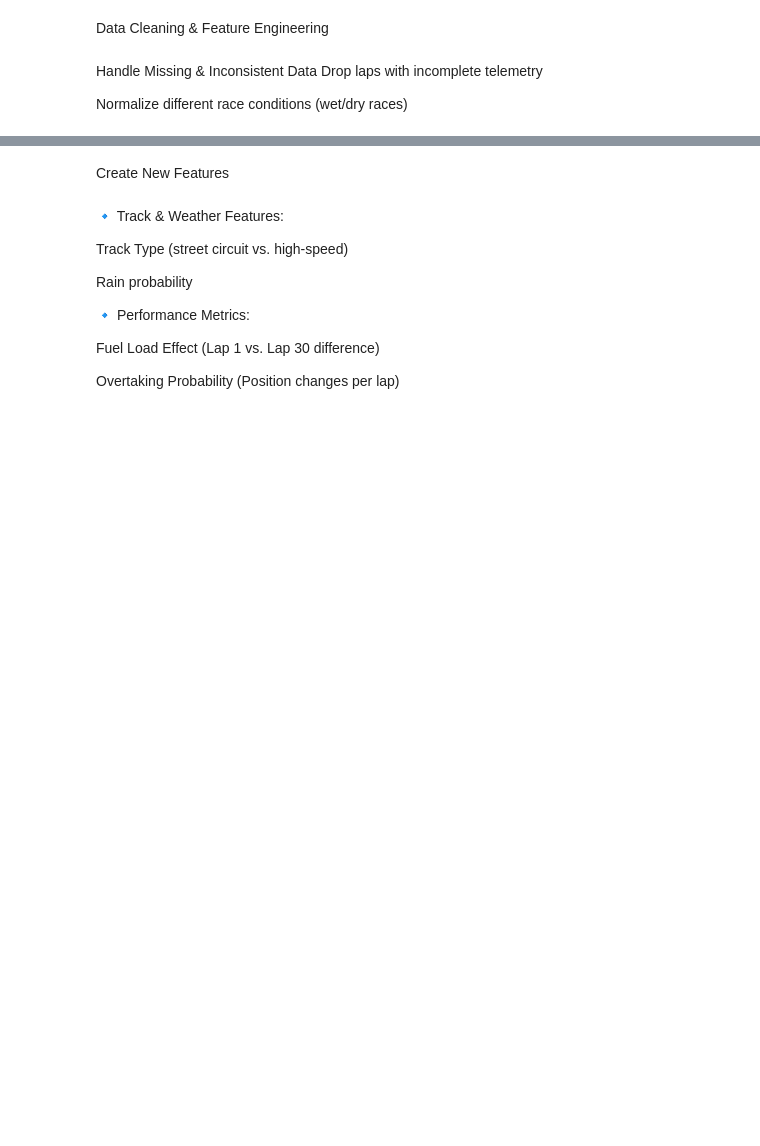
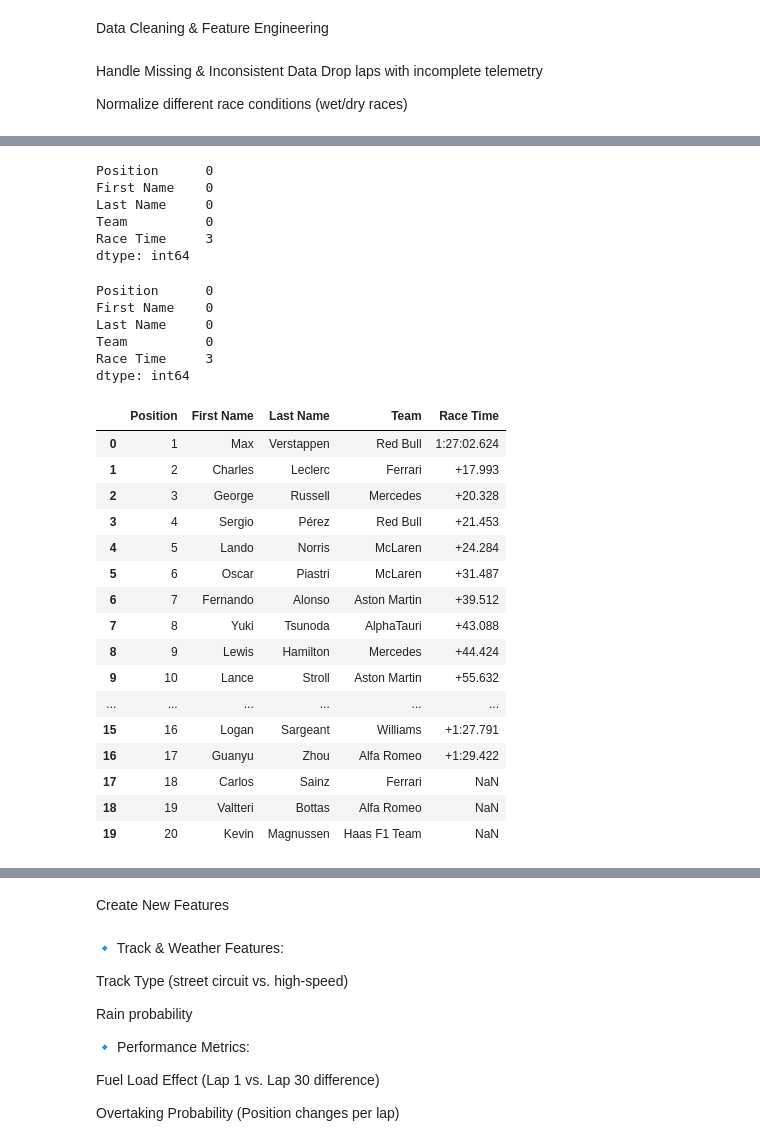
Before and after one commit to pranavvats32/F1-RaceWinner-Prediction-using-ML, a Jupyter notebook: f1.ipynb, the cells around one changed output, grey strips where cells are left out. Cells and saved outputs as stored; diff of their text form; code cells hidden in the pictures; blank space fills up the shorter version.

```diff
--- a/f1.ipynb
+++ b/f1.ipynb
@@ -207,0 +217,42 @@ Normalize different race conditions (wet/dry races)
+# %%
+print(df_selected.isnull().sum())
+# %% [output]
+Position      0
+First Name    0
+Last Name     0
+Team          0
+Race Time     3
+dtype: int64
+# %%
+import numpy as np
+#changing the value of NaT to NaN so ml model doesnt consider the DNF case
+df_selected = df_selected.astype(object).where(pd.notnull(df_selected), np.nan)
+# %%
+print(df_selected.isnull().sum())
+# %% [output]
+Position      0
+First Name    0
+Last Name     0
+Team          0
+Race Time     3
+dtype: int64
+# %%
+df_selected
+# %% [output]
+|  | Position | First Name | Last Name | Team | Race Time |
+| 0 | 1 | Max | Verstappen | Red Bull | 1:27:02.624 |
+| 1 | 2 | Charles | Leclerc | Ferrari | +17.993 |
+| 2 | 3 | George | Russell | Mercedes | +20.328 |
+| 3 | 4 | Sergio | Pérez | Red Bull | +21.453 |
+| 4 | 5 | Lando | Norris | McLaren | +24.284 |
+| 5 | 6 | Oscar | Piastri | McLaren | +31.487 |
+| 6 | 7 | Fernando | Alonso | Aston Martin | +39.512 |
+| 7 | 8 | Yuki | Tsunoda | AlphaTauri | +43.088 |
+| 8 | 9 | Lewis | Hamilton | Mercedes | +44.424 |
+| 9 | 10 | Lance | Stroll | Aston Martin | +55.632 |
+| ... | ... | ... | ... | ... | ... |
+| 15 | 16 | Logan | Sargeant | Williams | +1:27.791 |
+| 16 | 17 | Guanyu | Zhou | Alfa Romeo | +1:29.422 |
+| 17 | 18 | Carlos | Sainz | Ferrari | NaN |
+| 18 | 19 | Valtteri | Bottas | Alfa Romeo | NaN |
+| 19 | 20 | Kevin | Magnussen | Haas F1 Team | NaN |
```
Also changed, not shown: parts of 8 cells of this notebook.
